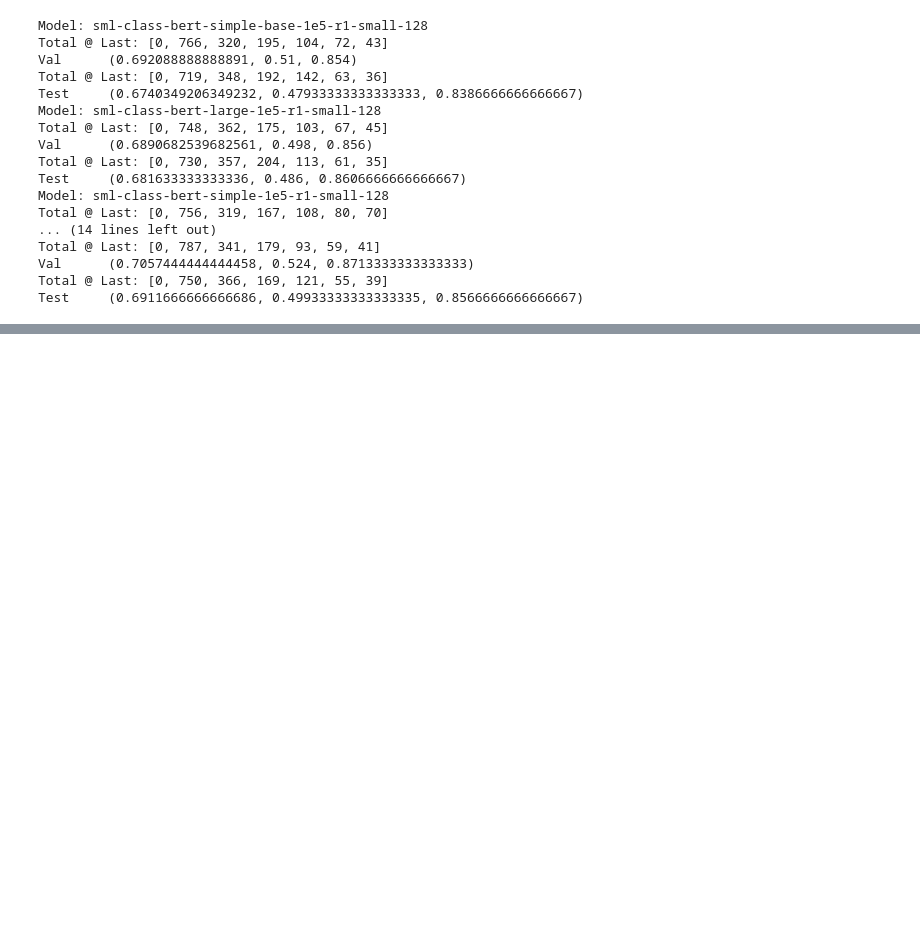
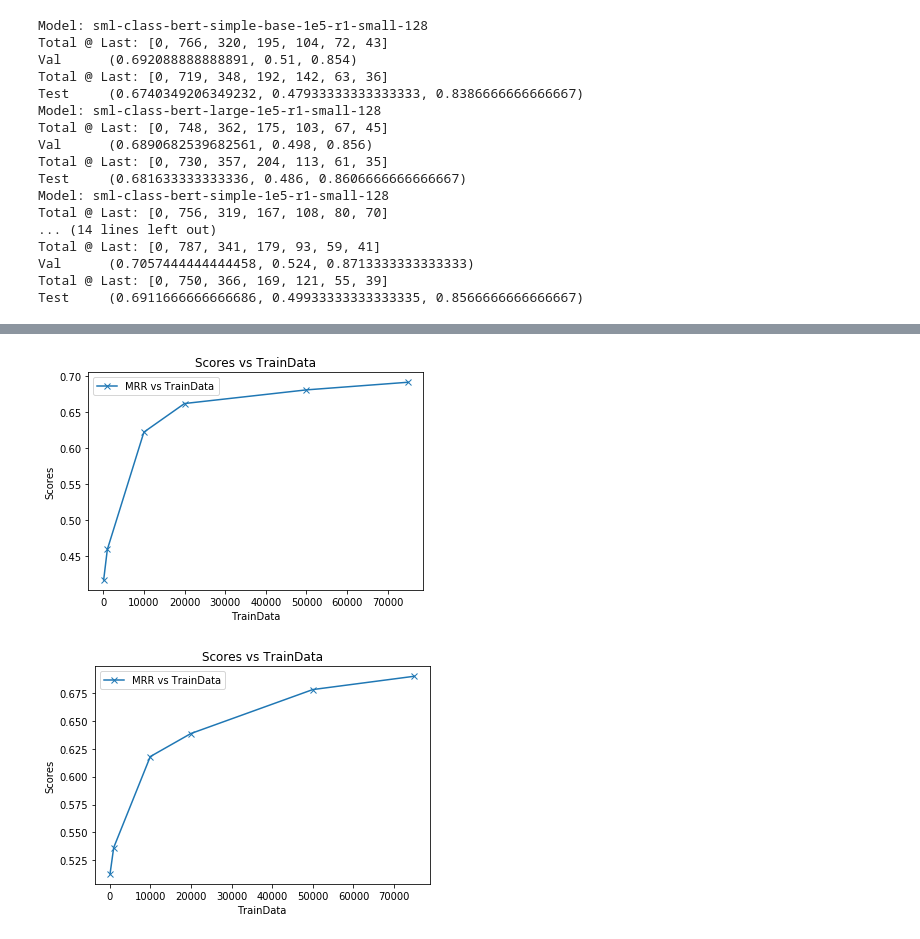
Before and after one commit to pratyay-banerjee/KnowledgeExtractionOBQA, a Jupyter notebook: neural-networks/BERT-metrics.ipynb, the cells around one changed output, grey strips where cells are left out. Cells and saved outputs as stored; diff of their text form; code cells hidden in the pictures; blank space fills up the shorter version.

```diff
--- a/neural-networks/BERT-metrics.ipynb
+++ b/neural-networks/BERT-metrics.ipynb
@@ -250,0 +227,28 @@ tensor([[1., 1., 1., 0., 0.],
+# %%
+cnn_folders = ["/scratch/pbanerj6/sml-class-cnn-large-100/","/scratch/pbanerj6/sml-class-cnn-large-1000/","/scratch/pbanerj6/sml-class-cnn-large-10000/","/scratch/pbanerj6/sml-class-cnn-large-20000/","/scratch/pbanerj6/sml-class-cnn-large-50000/","/scratch/pbanerj6/sml-class-bert-large-cnn-1e5-r1-small-128/"]
+simple_folders = ["/scratch/pbanerj6/sml-class-simple-large-100/","/scratch/pbanerj6/sml-class-simple-large-1000/","/scratch/pbanerj6/sml-class-simple-large-10000/","/scratch/pbanerj6/sml-class-simple-large-20000/","/scratch/pbanerj6/sml-class-simple-large-50000/","/scratch/pbanerj6/sml-class-bert-simple-large-1e5-r1-small-128/"]
+files = ["val.tsv-score.tsv","test.tsv-score.tsv"]
+
+cnn_mrrs = []
+cnn_p1s = []
+cnn_p3s = []
+simple_mrrs = []
+simple_p1s = []
+simple_p3s = []
+
+def get_mrrs_for_nn(folders,mrs,p1s,p3s):
+    for folder in folders:
+        valfile = folder+files[0]
+        print("Model:",valfile.split("/")[3])
+        qid2c,qid2indexmap = load_ranking("val")
+        print("Val\t",get_mrr(valfile,qid2c,qid2indexmap))
+        testfile = folder+files[1]
+        qid2c,qid2indexmap = load_ranking("test")
+        mrr_tups = get_mrr(testfile,qid2c,qid2indexmap)
+        print("Test\t",mrr_tups)
+        mrs.append(mrr_tups[0])
+        p1s.append(mrr_tups[1])
+        p3s.append(mrr_tups[2])
+
+get_mrrs_for_nn(simple_folders,simple_mrrs,simple_p1s,simple_p3s)
+get_mrrs_for_nn(cnn_folders,cnn_mrrs,cnn_p1s,cnn_p3s)
@@ -250,0 +285,6 @@ tensor([[1., 1., 1., 0., 0.],
+# %%
+mrrVisualization(train_samples,cnn_mrrs)
+mrrVisualization(train_samples,simple_mrrs)
+# %% [output]
+[figure, added]
+[figure, added]
```
Also changed, not shown: parts of 19 cells of this notebook, 25 other files.
